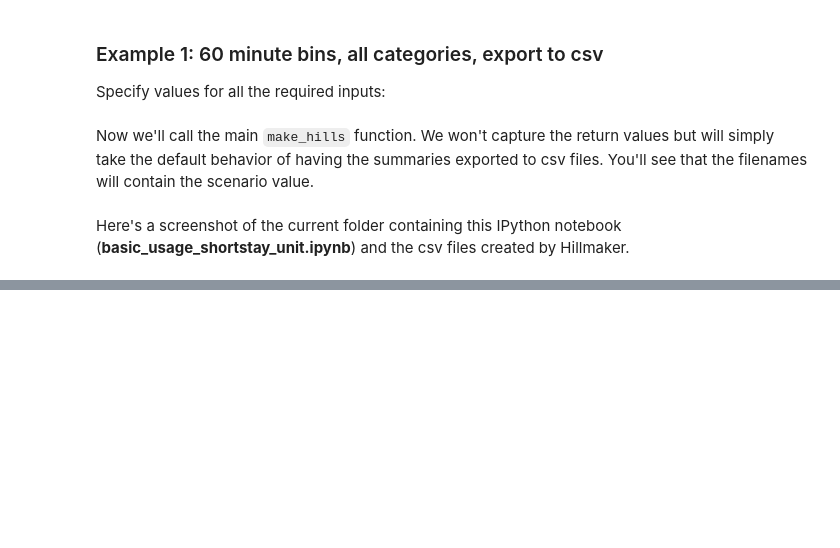
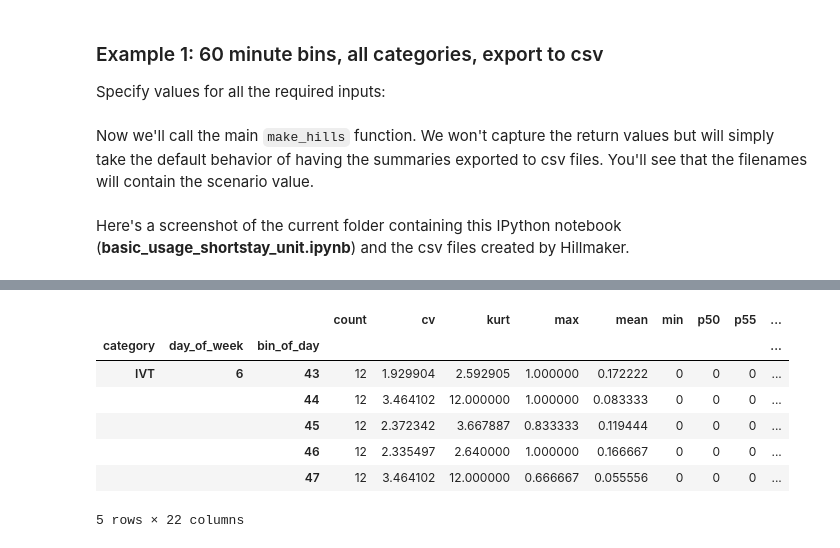
Before and after one commit to misken/hillmaker, a Jupyter notebook: hillmaker/examples/basic_usage_shortstay_unit.ipynb, the cells around one changed output, grey strips where cells are left out. Cells and saved outputs as stored; diff of their text form; code cells hidden in the pictures; blank space fills up the shorter version.

```diff
--- a/hillmaker/examples/basic_usage_shortstay_unit.ipynb
+++ b/hillmaker/examples/basic_usage_shortstay_unit.ipynb
@@ -117,0 +164,11 @@ Here's a screenshot of the current folder containing this IPython notebook (**ba
+# %%
+occ_df.tail()
+# %% [output]
+|  |  |  | count | cv | kurt | max | mean | min | p50 | p55 | ... |
+| category | day_of_week | bin_of_day |  |  |  |  |  |  |  |  | ... |
+| IVT | 6 | 43 | 12 | 1.929904 | 2.592905 | 1.000000 | 0.172222 | 0 | 0 | 0 | ... |
+|  |  | 44 | 12 | 3.464102 | 12.000000 | 1.000000 | 0.083333 | 0 | 0 | 0 | ... |
+|  |  | 45 | 12 | 2.372342 | 3.667887 | 0.833333 | 0.119444 | 0 | 0 | 0 | ... |
+|  |  | 46 | 12 | 2.335497 | 2.640000 | 1.000000 | 0.166667 | 0 | 0 | 0 | ... |
+|  |  | 47 | 12 | 3.464102 | 12.000000 | 0.666667 | 0.055556 | 0 | 0 | 0 | ... |
+5 rows × 22 columns
```
Also changed, not shown: parts of 14 cells of this notebook.
